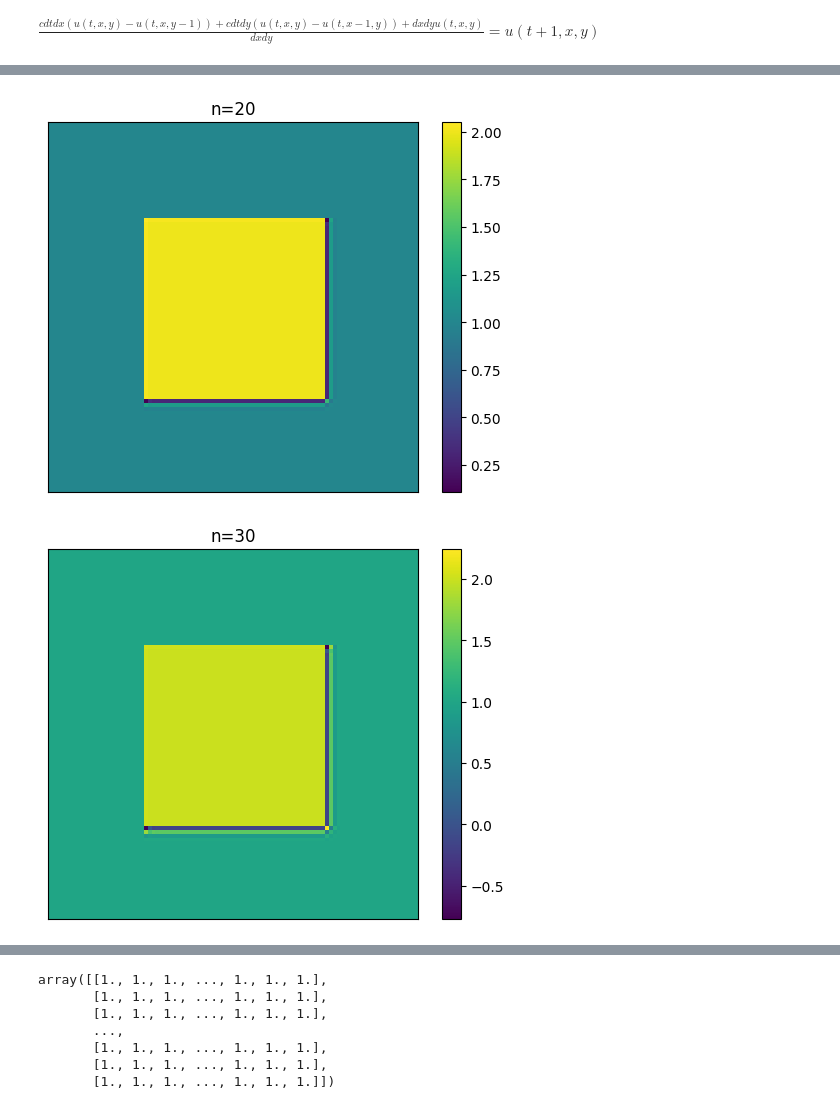
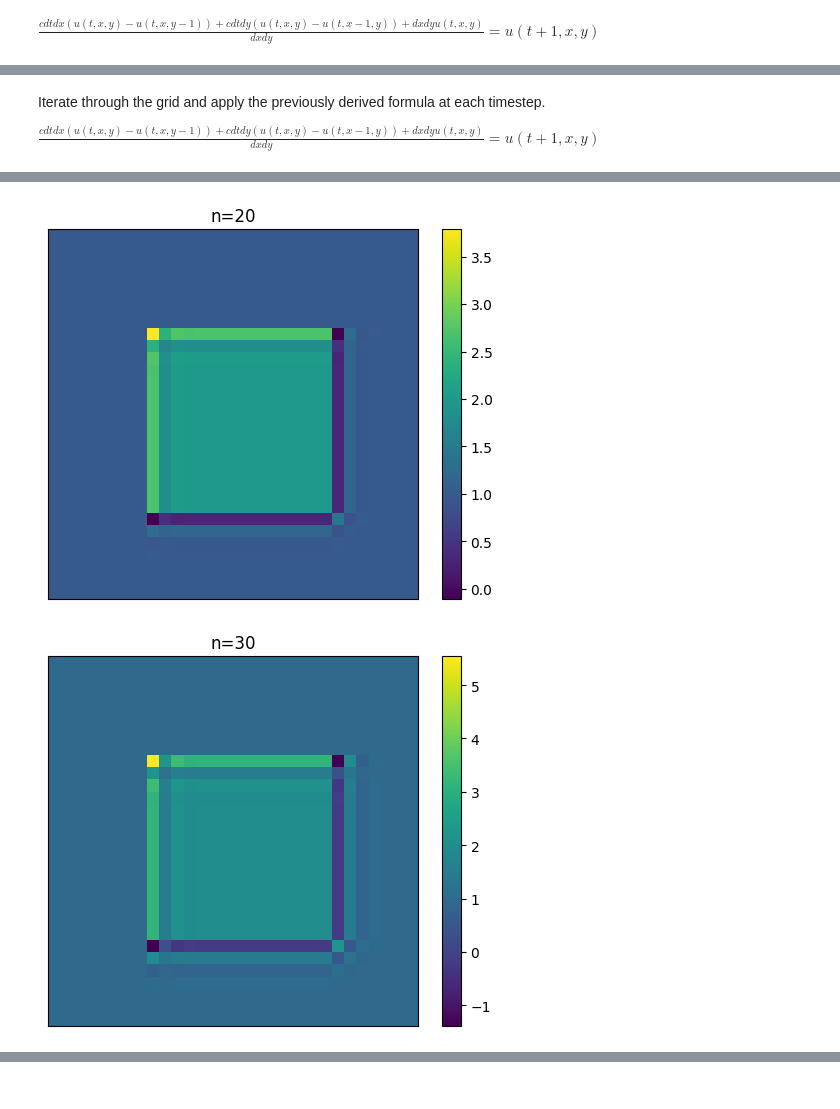
Before and after one commit to ColouredCat/Fluid_Sums, a Jupyter notebook: 2d-convection.ipynb, the cells around one changed output, grey strips where cells are left out. Drawn from its saved outputs; the diff is of its cells as text; code cells hidden in the pictures.

```diff
--- a/2d-convection.ipynb
+++ b/2d-convection.ipynb
@@ -23,26 +31,25 @@ $\displaystyle \frac{c dt dx \left(u{\left(t,x,y \right)} - u{\left(t,x,y - 1 \r
 import numpy as np
 import matplotlib.pyplot as plt
 
-width = 100
-height = 100
+width = 30
+height = 30
 nu = width*height
 
 dx = 1
 dy = 1
 dt = 0.025
-nt = 80
+nt = 100
 c = 1
 
-u = np.ones(shape=(width, height))
-
-def set_central_force(u):
+def generate_grid():
+    u = np.ones(shape=(width, height))
     for x in range(width):
         for y in range(height):
             if (x > width/4 and x < 3*width/4) and (y > height/4 and y < 3*height/4):
                 u[x][y] = 2
     return u
 
-u = set_central_force(u)
+u = generate_grid()
 # %%
 def plot(u, title=None):
     plt.imshow(u)
@@ -58,11 +65,17 @@ plot(u, title="Initial Conditions")
+# %% [markdown]
+Iterate through the grid and apply the previously derived formula at each timestep.
+
+
+$\displaystyle \frac{c dt dx \left(u{\left(t,x,y \right)} - u{\left(t,x,y - 1 \right)}\right) + c dt dy \left(u{\left(t,x,y \right)} - u{\left(t,x - 1,y \right)}\right) + dx dy u{\left(t,x,y \right)}}{dx dy} = u{\left(t + 1,x,y \right)}$
 # %%
-
-for n in range(nt):
+def update():
     un = u.copy()
     for x in range(1, width-1):
         for y in range(1, height-1):
             u[x][y] = (c*dt*dx*(un[x][y] - un[x][y-1]) + c*dt*dy*(un[x][y] - un[x-1][y]) + dx*dy*un[x][y]) / (dx*dy)
+
+for n in range(nt):
+    update()
     if n % 10 == 0:
         plot(u, title=f"n={n}")
-u
 # %% [output]
@@ -71,2 +84,2 @@ u
-[figure, old version]
+[figure, new version]
-[figure, old version]
+[figure, new version]
@@ -77,7 +89,0 @@ u
-array([[1., 1., 1., ..., 1., 1., 1.],
-       [1., 1., 1., ..., 1., 1., 1.],
-       [1., 1., 1., ..., 1., 1., 1.],
-       ...,
-       [1., 1., 1., ..., 1., 1., 1.],
-       [1., 1., 1., ..., 1., 1., 1.],
-       [1., 1., 1., ..., 1., 1., 1.]])
```
Also changed, not shown: parts of 9 cells of this notebook.
